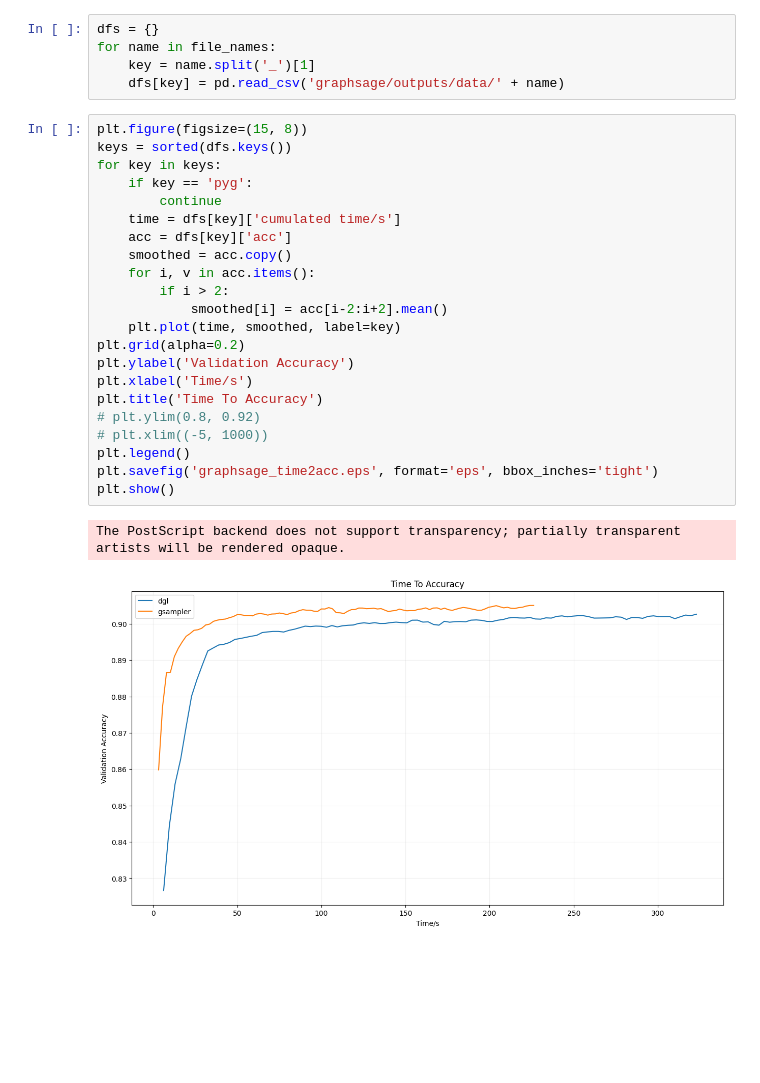
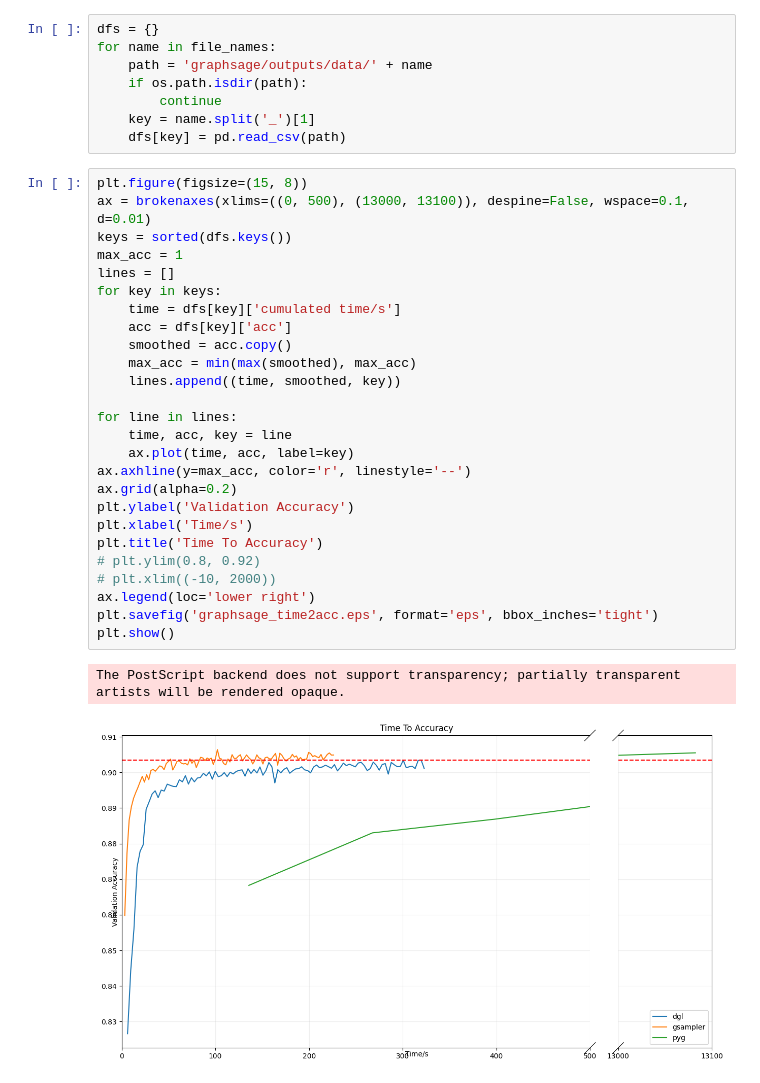
Before and after one commit to Liu-rj/gs-experiments, a Jupyter notebook: e2e_training/plot.ipynb, the cells around one changed output. Saved outputs shown, nothing was run; the diff lists cells and outputs as text; blank space fills up the shorter version.

```diff
--- a/e2e_training/plot.ipynb
+++ b/e2e_training/plot.ipynb
@@ -13,30 +15,37 @@ file_names
 # %%
 dfs = {}
 for name in file_names:
+    path = 'graphsage/outputs/data/' + name
+    if os.path.isdir(path):
+        continue
     key = name.split('_')[1]
-    dfs[key] = pd.read_csv('graphsage/outputs/data/' + name)
+    dfs[key] = pd.read_csv(path)
 # %%
 plt.figure(figsize=(15, 8))
+ax = brokenaxes(xlims=((0, 500), (13000, 13100)), despine=False, wspace=0.1, d=0.01)
 keys = sorted(dfs.keys())
+max_acc = 1
+lines = []
 for key in keys:
-    if key == 'pyg':
-        continue
     time = dfs[key]['cumulated time/s']
     acc = dfs[key]['acc']
     smoothed = acc.copy()
-    for i, v in acc.items():
-        if i > 2:
-            smoothed[i] = acc[i-2:i+2].mean()
-    plt.plot(time, smoothed, label=key)
-plt.grid(alpha=0.2)
+    max_acc = min(max(smoothed), max_acc)
+    lines.append((time, smoothed, key))
+
+for line in lines:
+    time, acc, key = line
+    ax.plot(time, acc, label=key)
+ax.axhline(y=max_acc, color='r', linestyle='--')
+ax.grid(alpha=0.2)
 plt.ylabel('Validation Accuracy')
 plt.xlabel('Time/s')
 plt.title('Time To Accuracy')
 # plt.ylim(0.8, 0.92)
-# plt.xlim((-5, 1000))
-plt.legend()
+# plt.xlim((-10, 2000))
+ax.legend(loc='lower right')
 plt.savefig('graphsage_time2acc.eps', format='eps', bbox_inches='tight')
 plt.show()
 # %% [output]
 The PostScript backend does not support transparency; partially transparent artists will be rendered opaque.
-[figure, old version]
+[figure, new version]
```
Also changed, not shown: parts of 7 cells of this notebook, 35 other files.
